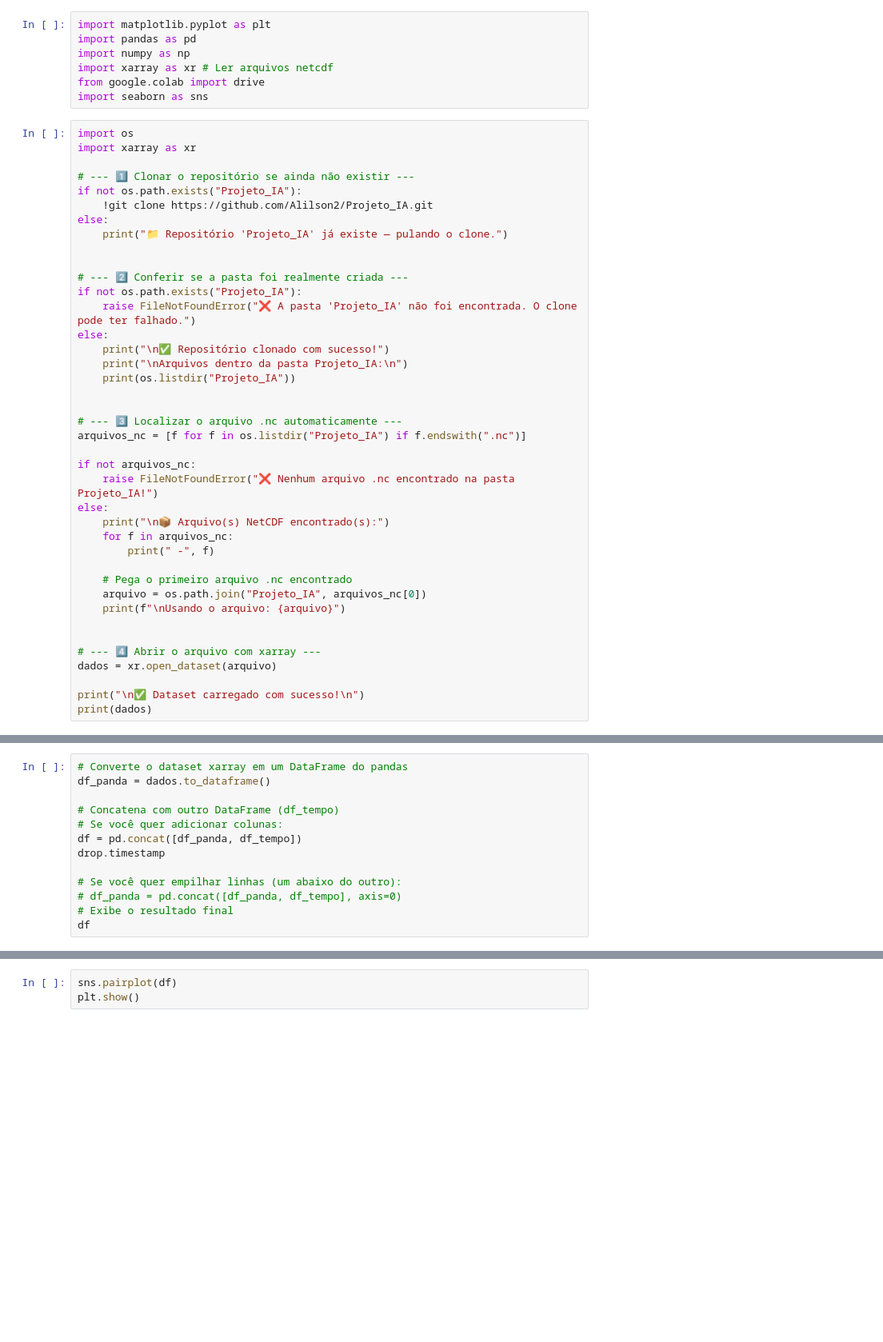
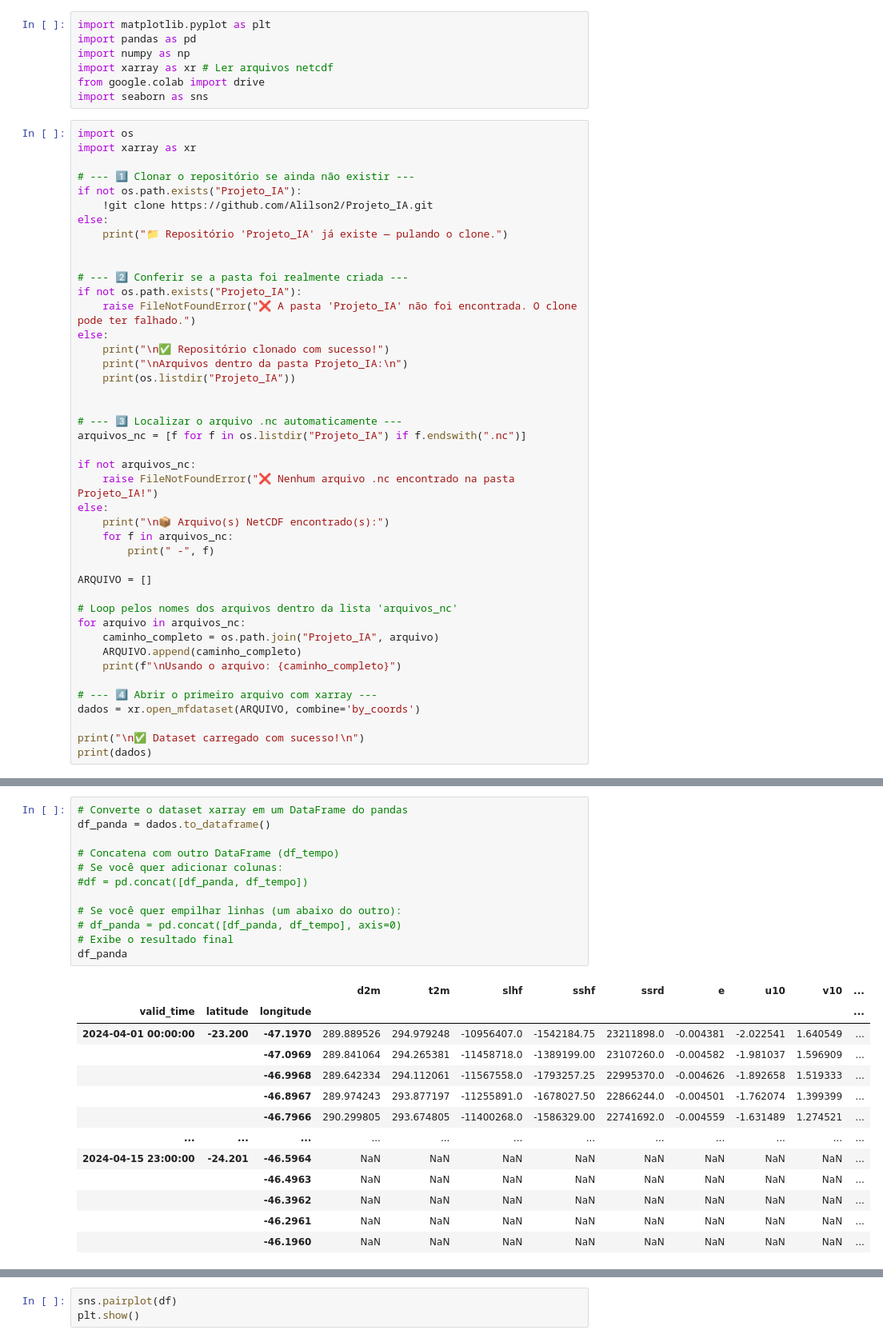
Before and after one commit to Alilson2/Projeto_IA, a Jupyter notebook: Projeto_IA.ipynb, the cells around one changed output, grey strips where cells are left out. Shown: that part at 80% size. Saved outputs shown, nothing was run; the diff lists cells and outputs as text; blank space fills up the shorter version.

```diff
--- a/Projeto_IA.ipynb
+++ b/Projeto_IA.ipynb
@@ -37,13 +37,16 @@ else:
     for f in arquivos_nc:
         print(" -", f)
 
-    # Pega o primeiro arquivo .nc encontrado
-    arquivo = os.path.join("Projeto_IA", arquivos_nc[0])
-    print(f"\nUsando o arquivo: {arquivo}")
+ARQUIVO = []
 
+# Loop pelos nomes dos arquivos dentro da lista 'arquivos_nc'
+for arquivo in arquivos_nc:
+    caminho_completo = os.path.join("Projeto_IA", arquivo)
+    ARQUIVO.append(caminho_completo)
+    print(f"\nUsando o arquivo: {caminho_completo}")
 
-# --- 4️⃣ Abrir o arquivo com xarray ---
-dados = xr.open_dataset(arquivo)
+# --- 4️⃣ Abrir o primeiro arquivo com xarray ---
+dados = xr.open_mfdataset(ARQUIVO, combine='by_coords')
 
 print("\n✅ Dataset carregado com sucesso!\n")
 print(dados)
@@ -129,14 +149,26 @@ print(df_tempo)
 # %%
 # Converte o dataset xarray em um DataFrame do pandas
 df_panda = dados.to_dataframe()
 
 # Concatena com outro DataFrame (df_tempo)
 # Se você quer adicionar colunas:
-df = pd.concat([df_panda, df_tempo])
-drop.timestamp
+#df = pd.concat([df_panda, df_tempo])
 
 # Se você quer empilhar linhas (um abaixo do outro):
 # df_panda = pd.concat([df_panda, df_tempo], axis=0)
 # Exibe o resultado final
-df
+df_panda
 # %% [output]
+|  |  |  | d2m | t2m | slhf | sshf | ssrd | e | u10 | v10 | ... |
+| valid_time | latitude | longitude |  |  |  |  |  |  |  |  | ... |
+| 2024-04-01 00:00:00 | -23.200 | -47.1970 | 289.889526 | 294.979248 | -10956407.0 | -1542184.75 | 23211898.0 | -0.004381 | -2.022541 | 1.640549 | ... |
+|  |  | -47.0969 | 289.841064 | 294.265381 | -11458718.0 | -1389199.00 | 23107260.0 | -0.004582 | -1.981037 | 1.596909 | ... |
+|  |  | -46.9968 | 289.642334 | 294.112061 | -11567558.0 | -1793257.25 | 22995370.0 | -0.004626 | -1.892658 | 1.519333 | ... |
+|  |  | -46.8967 | 289.974243 | 293.877197 | -11255891.0 | -1678027.50 | 22866244.0 | -0.004501 | -1.762074 | 1.399399 | ... |
+|  |  | -46.7966 | 290.299805 | 293.674805 | -11400268.0 | -1586329.00 | 22741692.0 | -0.004559 | -1.631489 | 1.274521 | ... |
+| ... | ... | ... | ... | ... | ... | ... | ... | ... | ... | ... | ... |
+| 2024-04-15 23:00:00 | -24.201 | -46.5964 | NaN | NaN | NaN | NaN | NaN | NaN | NaN | NaN | ... |
+|  |  | -46.4963 | NaN | NaN | NaN | NaN | NaN | NaN | NaN | NaN | ... |
+|  |  | -46.3962 | NaN | NaN | NaN | NaN | NaN | NaN | NaN | NaN | ... |
+|  |  | -46.2961 | NaN | NaN | NaN | NaN | NaN | NaN | NaN | NaN | ... |
+|  |  | -46.1960 | NaN | NaN | NaN | NaN | NaN | NaN | NaN | NaN | ... |
```
Also changed, not shown: parts of 2 cells of this notebook.
